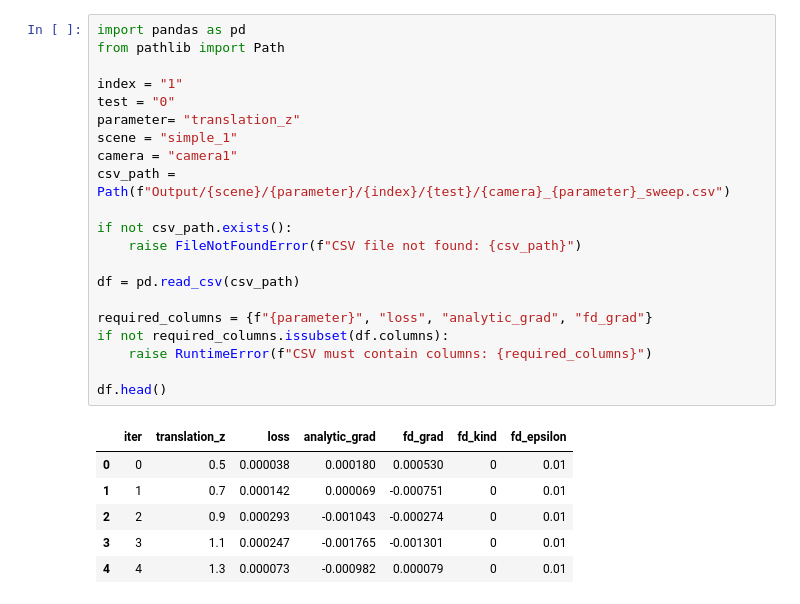
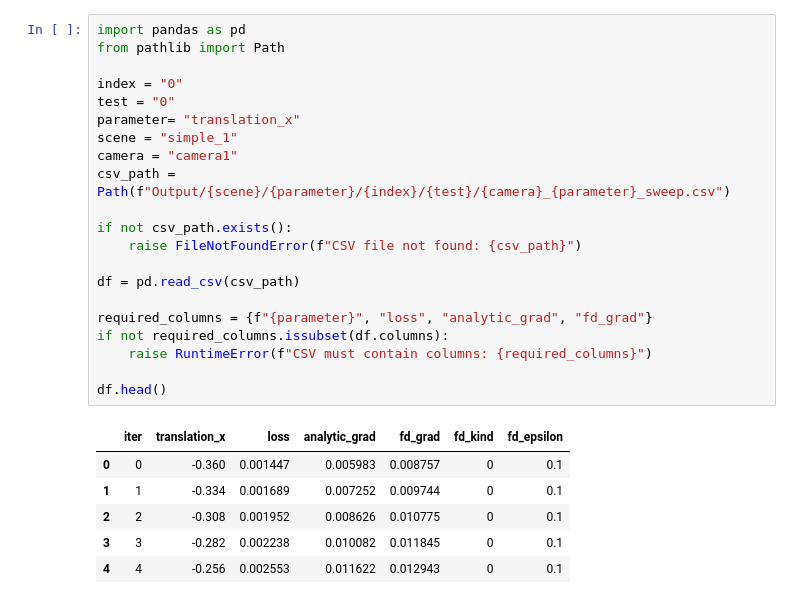
Before and after one commit to M-Gjerde/DifferentiablePointRendering, a Jupyter notebook: python/finite_difference/notebook_scatter.ipynb, the cells around one changed output. Saved outputs shown, nothing was run; the diff lists cells and outputs as text.

```diff
--- a/python/finite_difference/notebook_scatter.ipynb
+++ b/python/finite_difference/notebook_scatter.ipynb
@@ -1,31 +1,31 @@
 # %%
 import pandas as pd
 from pathlib import Path
 
-index = "1"
+index = "0"
 test = "0"
-parameter= "translation_z"
+parameter= "translation_x"
 scene = "simple_1"
 camera = "camera1"
 csv_path = Path(f"Output/{scene}/{parameter}/{index}/{test}/{camera}_{parameter}_sweep.csv")
 
 if not csv_path.exists():
     raise FileNotFoundError(f"CSV file not found: {csv_path}")
 
 df = pd.read_csv(csv_path)
 
 required_columns = {f"{parameter}", "loss", "analytic_grad", "fd_grad"}
 if not required_columns.issubset(df.columns):
     raise RuntimeError(f"CSV must contain columns: {required_columns}")
 
 df.head()
 # %% [output]
-|  | iter | translation_z | loss | analytic_grad | fd_grad | fd_kind | fd_epsilon |
-| 0 | 0 | 0.5 | 0.000038 | 0.000180 | 0.000530 | 0 | 0.01 |
-| 1 | 1 | 0.7 | 0.000142 | 0.000069 | -0.000751 | 0 | 0.01 |
-| 2 | 2 | 0.9 | 0.000293 | -0.001043 | -0.000274 | 0 | 0.01 |
-| 3 | 3 | 1.1 | 0.000247 | -0.001765 | -0.001301 | 0 | 0.01 |
-| 4 | 4 | 1.3 | 0.000073 | -0.000982 | 0.000079 | 0 | 0.01 |
+|  | iter | translation_x | loss | analytic_grad | fd_grad | fd_kind | fd_epsilon |
+| 0 | 0 | -0.360 | 0.001447 | 0.005983 | 0.008757 | 0 | 0.1 |
+| 1 | 1 | -0.334 | 0.001689 | 0.007252 | 0.009744 | 0 | 0.1 |
+| 2 | 2 | -0.308 | 0.001952 | 0.008626 | 0.010775 | 0 | 0.1 |
+| 3 | 3 | -0.282 | 0.002238 | 0.010082 | 0.011845 | 0 | 0.1 |
+| 4 | 4 | -0.256 | 0.002553 | 0.011622 | 0.012943 | 0 | 0.1 |
 # %%
 import matplotlib.pyplot as plt
 
```
Also changed, not shown: parts of 5 cells of this notebook, 10 other files.
